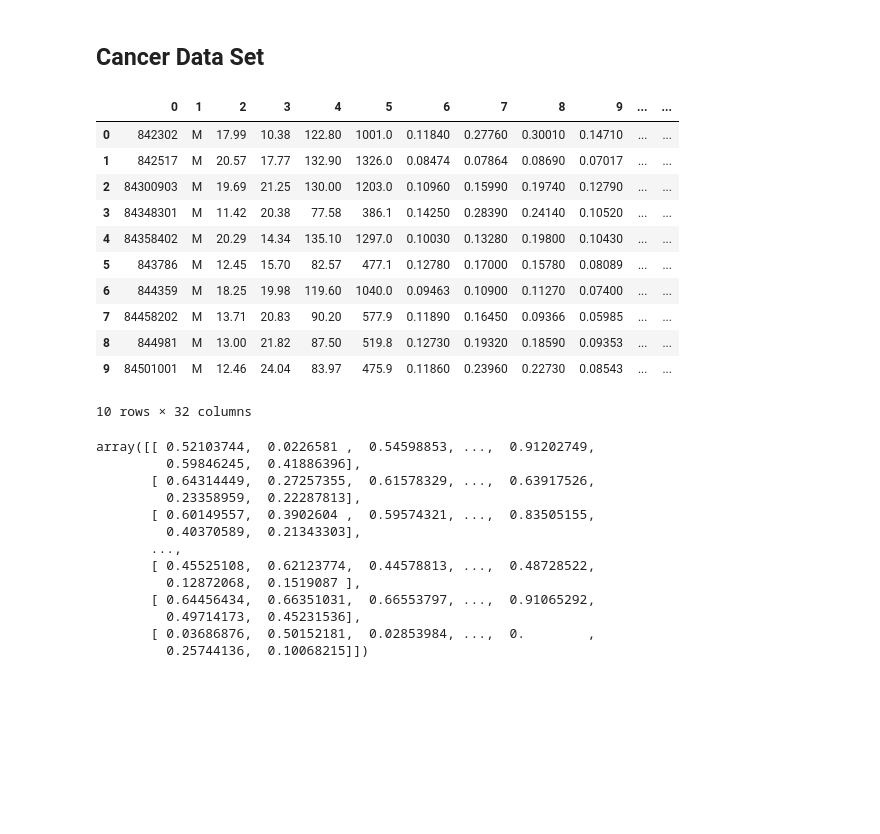
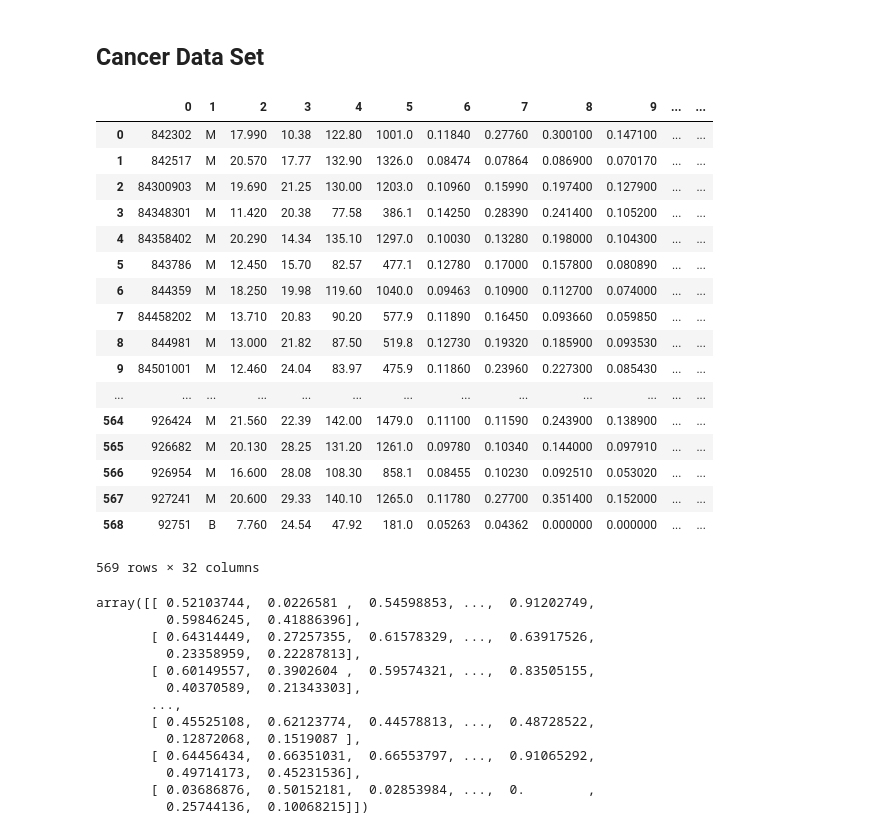
Before and after one commit to Akirara/GraduationDesign, a Jupyter notebook: code/compare.ipynb, the cells around one changed output. Drawn from its saved outputs; the diff is of its cells as text; code cells hidden in the pictures; blank space fills up the shorter version.

```diff
--- a/code/compare.ipynb
+++ b/code/compare.ipynb
@@ -68,20 +68,26 @@ test_label = label[380:]
 # %%
 cancer = pd.read_csv("../data/cancer.csv", header=None)
 # %%
-cancer[:10]
+cancer
 # %% [output]
 |  | 0 | 1 | 2 | 3 | 4 | 5 | 6 | 7 | 8 | 9 | ... | ... |
-| 0 | 842302 | M | 17.99 | 10.38 | 122.80 | 1001.0 | 0.11840 | 0.27760 | 0.30010 | 0.14710 | ... | ... |
-| 1 | 842517 | M | 20.57 | 17.77 | 132.90 | 1326.0 | 0.08474 | 0.07864 | 0.08690 | 0.07017 | ... | ... |
-| 2 | 84300903 | M | 19.69 | 21.25 | 130.00 | 1203.0 | 0.10960 | 0.15990 | 0.19740 | 0.12790 | ... | ... |
-| 3 | 84348301 | M | 11.42 | 20.38 | 77.58 | 386.1 | 0.14250 | 0.28390 | 0.24140 | 0.10520 | ... | ... |
-| 4 | 84358402 | M | 20.29 | 14.34 | 135.10 | 1297.0 | 0.10030 | 0.13280 | 0.19800 | 0.10430 | ... | ... |
-| 5 | 843786 | M | 12.45 | 15.70 | 82.57 | 477.1 | 0.12780 | 0.17000 | 0.15780 | 0.08089 | ... | ... |
-| 6 | 844359 | M | 18.25 | 19.98 | 119.60 | 1040.0 | 0.09463 | 0.10900 | 0.11270 | 0.07400 | ... | ... |
-| 7 | 84458202 | M | 13.71 | 20.83 | 90.20 | 577.9 | 0.11890 | 0.16450 | 0.09366 | 0.05985 | ... | ... |
-| 8 | 844981 | M | 13.00 | 21.82 | 87.50 | 519.8 | 0.12730 | 0.19320 | 0.18590 | 0.09353 | ... | ... |
-| 9 | 84501001 | M | 12.46 | 24.04 | 83.97 | 475.9 | 0.11860 | 0.23960 | 0.22730 | 0.08543 | ... | ... |
+| 0 | 842302 | M | 17.990 | 10.38 | 122.80 | 1001.0 | 0.11840 | 0.27760 | 0.300100 | 0.147100 | ... | ... |
+| 1 | 842517 | M | 20.570 | 17.77 | 132.90 | 1326.0 | 0.08474 | 0.07864 | 0.086900 | 0.070170 | ... | ... |
+| 2 | 84300903 | M | 19.690 | 21.25 | 130.00 | 1203.0 | 0.10960 | 0.15990 | 0.197400 | 0.127900 | ... | ... |
+| 3 | 84348301 | M | 11.420 | 20.38 | 77.58 | 386.1 | 0.14250 | 0.28390 | 0.241400 | 0.105200 | ... | ... |
+| 4 | 84358402 | M | 20.290 | 14.34 | 135.10 | 1297.0 | 0.10030 | 0.13280 | 0.198000 | 0.104300 | ... | ... |
+| 5 | 843786 | M | 12.450 | 15.70 | 82.57 | 477.1 | 0.12780 | 0.17000 | 0.157800 | 0.080890 | ... | ... |
+| 6 | 844359 | M | 18.250 | 19.98 | 119.60 | 1040.0 | 0.09463 | 0.10900 | 0.112700 | 0.074000 | ... | ... |
+| 7 | 84458202 | M | 13.710 | 20.83 | 90.20 | 577.9 | 0.11890 | 0.16450 | 0.093660 | 0.059850 | ... | ... |
+| 8 | 844981 | M | 13.000 | 21.82 | 87.50 | 519.8 | 0.12730 | 0.19320 | 0.185900 | 0.093530 | ... | ... |
+| 9 | 84501001 | M | 12.460 | 24.04 | 83.97 | 475.9 | 0.11860 | 0.23960 | 0.227300 | 0.085430 | ... | ... |
+| ... | ... | ... | ... | ... | ... | ... | ... | ... | ... | ... | ... | ... |
+| 564 | 926424 | M | 21.560 | 22.39 | 142.00 | 1479.0 | 0.11100 | 0.11590 | 0.243900 | 0.138900 | ... | ... |
+| 565 | 926682 | M | 20.130 | 28.25 | 131.20 | 1261.0 | 0.09780 | 0.10340 | 0.144000 | 0.097910 | ... | ... |
+| 566 | 926954 | M | 16.600 | 28.08 | 108.30 | 858.1 | 0.08455 | 0.10230 | 0.092510 | 0.053020 | ... | ... |
+| 567 | 927241 | M | 20.600 | 29.33 | 140.10 | 1265.0 | 0.11780 | 0.27700 | 0.351400 | 0.152000 | ... | ... |
+| 568 | 92751 | B | 7.760 | 24.54 | 47.92 | 181.0 | 0.05263 | 0.04362 | 0.000000 | 0.000000 | ... | ... |
-10 rows × 32 columns
+569 rows × 32 columns
 # %%
 goal = cancer[1]
 # %%
```
Also changed, not shown: 1 other file.
